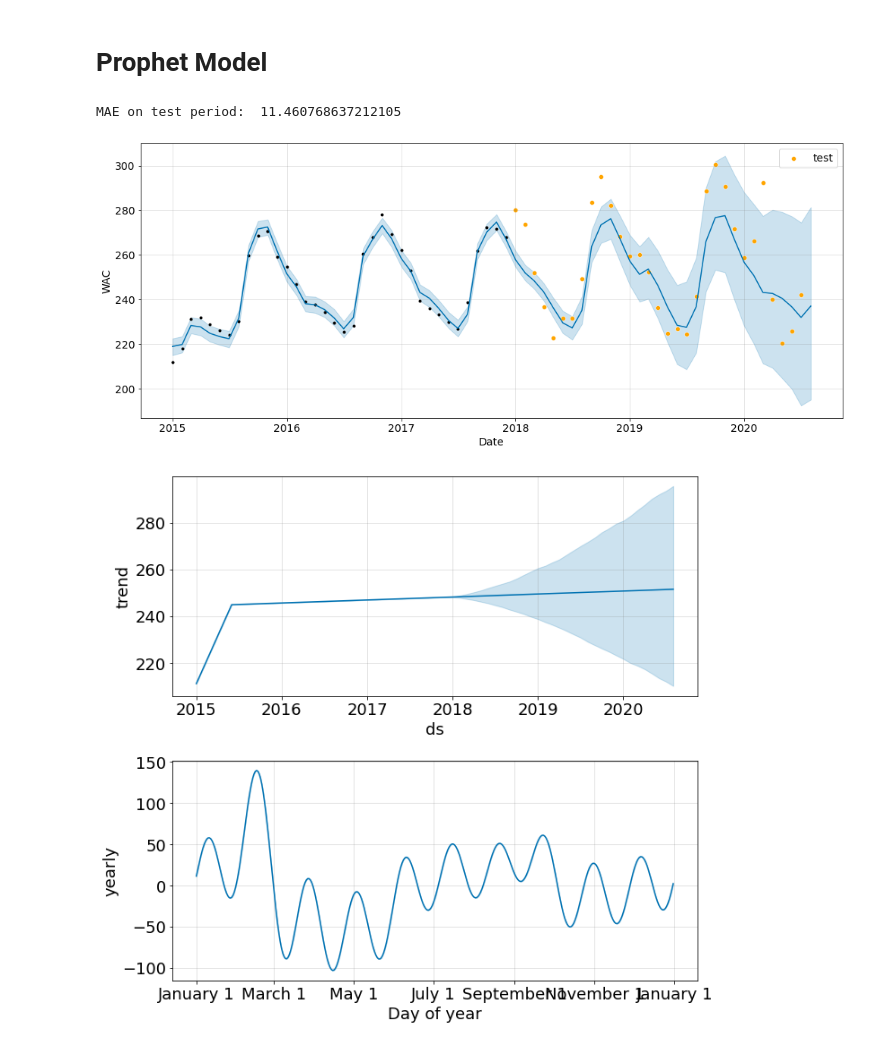
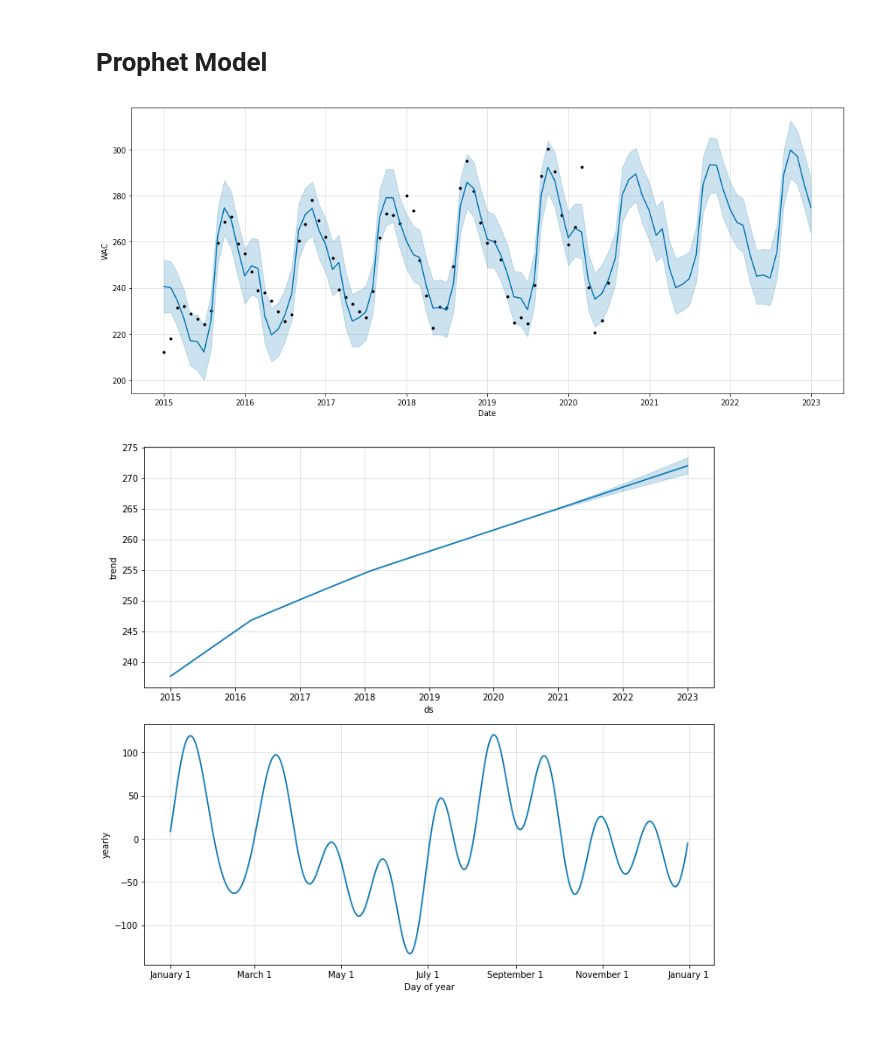
Before and after one commit to pauldoan/CBS_Nephron, a Jupyter notebook: 4 Predictive Models/Prophet2.ipynb, the cells around one changed output. Drawn from its saved outputs; the diff is of its cells as text; code cells hidden in the pictures.

Commit message:
Prophet 2 results

```diff
--- a/4 Predictive Models/Prophet2.ipynb
+++ b/4 Predictive Models/Prophet2.ipynb
@@ -120,7 +25,7 @@ array(['ANTIDIABETICS', 'PAIN', 'IMMUNOLOGY', 'MENTAL HEALTH', 'ADHD',
 selected_class = 'VACCINES (PURE, COMB, OTHER)'
 # %%
 # Loading dataset
-dataframe = pd.read_csv('../Processed_Data/drugs_pct_changes_monthly.csv')
+dataframe = pd.read_csv('../2 Processed_Data/drugs_pct_changes_monthly.csv')
 
 # Only NDCs that have full period
 last_period = dataframe[(dataframe.Year == 2020) & (dataframe.Month == 7)].NDC.unique()
@@ -241,28 +146,27 @@ def prophet_model(data, test_date=None, prediction_period=365, changepoint_prior
     # Return model (for plotting), full forecast, and test period dataset
     return model, forecast, test_set
 # %%
-model, forecast, test_set = prophet_model(data=df, test_date='2019-01-01', prediction_period=29, changepoint_prior_scale=.05)
+model, forecast, test_set = prophet_model(data=df, test_date=None, prediction_period=30, changepoint_prior_scale=.05)
 
 # plotting results
 fig, ax = plt.subplots(figsize=(14, 6))
 model.plot(forecast, ax=ax);
 if test_set is not None:
     sns.scatterplot(x= test_set.ds, y=test_set.y, color='orange', label='test')
     plt.legend()
     print('MAE on test period: ', mean_absolute_error(test_set.y, test_set.yhat))
 
 plt.xlabel('Date')
 plt.ylabel('WAC')
 plt.show()
 
 
 # plotting components
 model.plot_components(forecast, figsize=(10, 9))
 plt.show()
 # %% [output]
-MAE on test period:  11.460768637212105
-[figure, old version]
+[figure, new version]
-[figure, old version]
+[figure, new version]
 # %%
 forecast = forecast.rename(columns={'ds': 'date'})
 forecast.to_csv(f'Results/Method 2/{selected_class}.csv', index=False)
```
Also changed, not shown: parts of 5 cells of this notebook, 12 other files.
